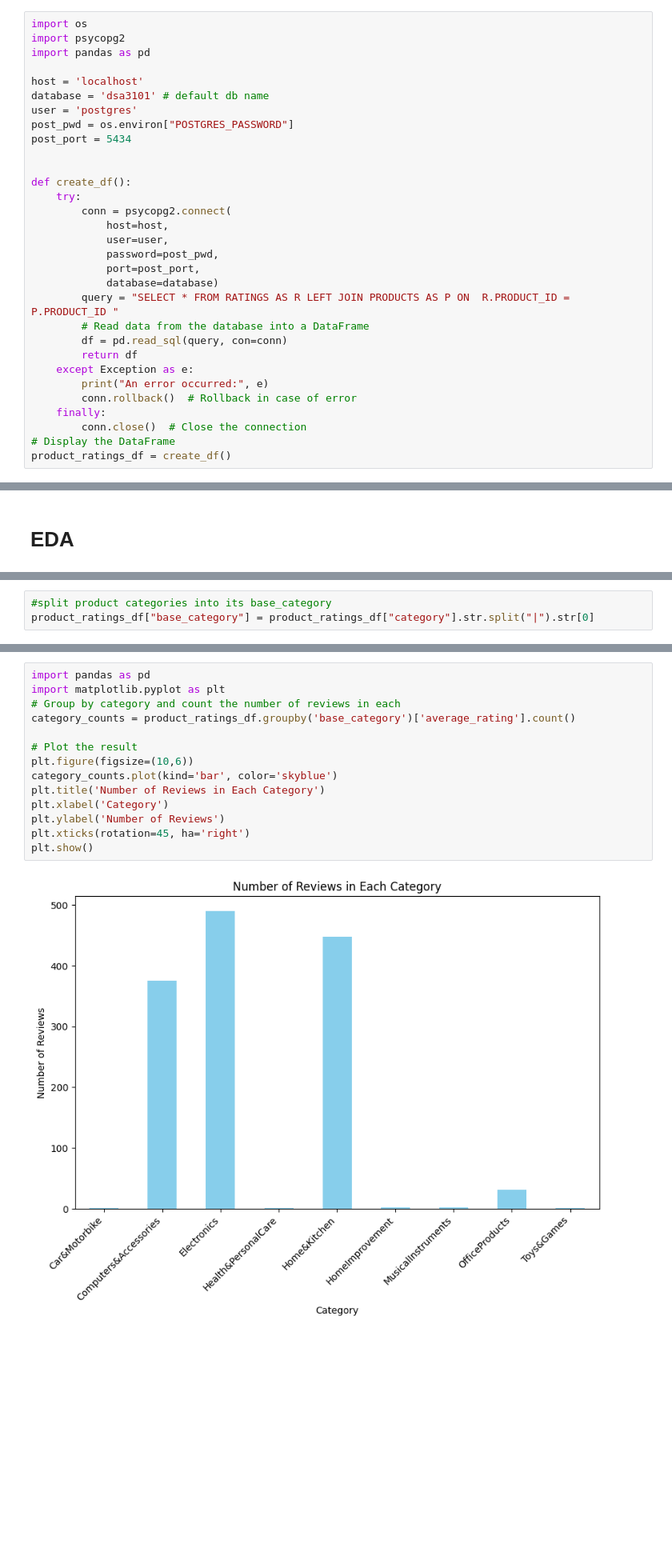
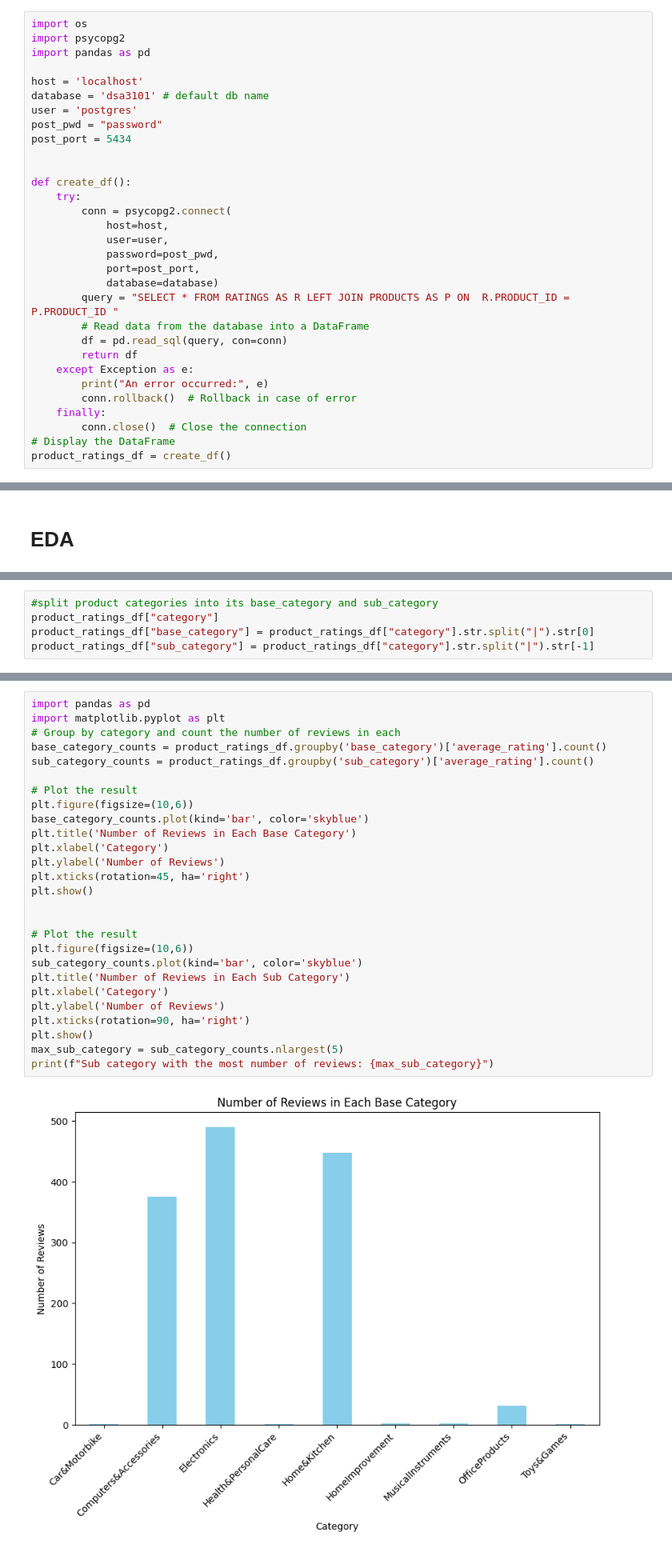
Before and after one commit to sweeenlim/Passion8, a Jupyter notebook: sentiment_analysis/sentiment_analysis.ipynb, the cells around one changed output, grey strips where cells are left out. Shown at 80% size. Cells and saved outputs as stored; diff of their text form; blank space fills up the shorter version.

```diff
--- a/sentiment_analysis/sentiment_analysis.ipynb
+++ b/sentiment_analysis/sentiment_analysis.ipynb
@@ -8,7 +8,7 @@ import pandas as pd
 host = 'localhost'
 database = 'dsa3101' # default db name
 user = 'postgres'
-post_pwd = os.environ["POSTGRES_PASSWORD"]
+post_pwd = "password"
 post_port = 5434
 
 
@@ -59,3 +50,5 @@ product_ratings_df
 # %%
-#split product categories into its base_category
+#split product categories into its base_category and sub_category
+product_ratings_df["category"]
 product_ratings_df["base_category"] = product_ratings_df["category"].str.split("|").str[0]
+product_ratings_df["sub_category"] = product_ratings_df["category"].str.split("|").str[-1]
@@ -62,16 +57,29 @@ product_ratings_df["base_category"] = product_ratings_df["category"].str.split("
 # %%
 import pandas as pd
 import matplotlib.pyplot as plt
 # Group by category and count the number of reviews in each
-category_counts = product_ratings_df.groupby('base_category')['average_rating'].count()
+base_category_counts = product_ratings_df.groupby('base_category')['average_rating'].count()
+sub_category_counts = product_ratings_df.groupby('sub_category')['average_rating'].count()
 
 # Plot the result
 plt.figure(figsize=(10,6))
-category_counts.plot(kind='bar', color='skyblue')
-plt.title('Number of Reviews in Each Category')
+base_category_counts.plot(kind='bar', color='skyblue')
+plt.title('Number of Reviews in Each Base Category')
 plt.xlabel('Category')
 plt.ylabel('Number of Reviews')
 plt.xticks(rotation=45, ha='right')
 plt.show()
+
+
+# Plot the result
+plt.figure(figsize=(10,6))
+sub_category_counts.plot(kind='bar', color='skyblue')
+plt.title('Number of Reviews in Each Sub Category')
+plt.xlabel('Category')
+plt.ylabel('Number of Reviews')
+plt.xticks(rotation=90, ha='right')
+plt.show()
+max_sub_category = sub_category_counts.nlargest(5)
+print(f"Sub category with the most number of reviews: {max_sub_category}")
 # %% [output]
-[figure, old version]
+[figure, new version]
```
Also changed, not shown: parts of 27 cells of this notebook.
